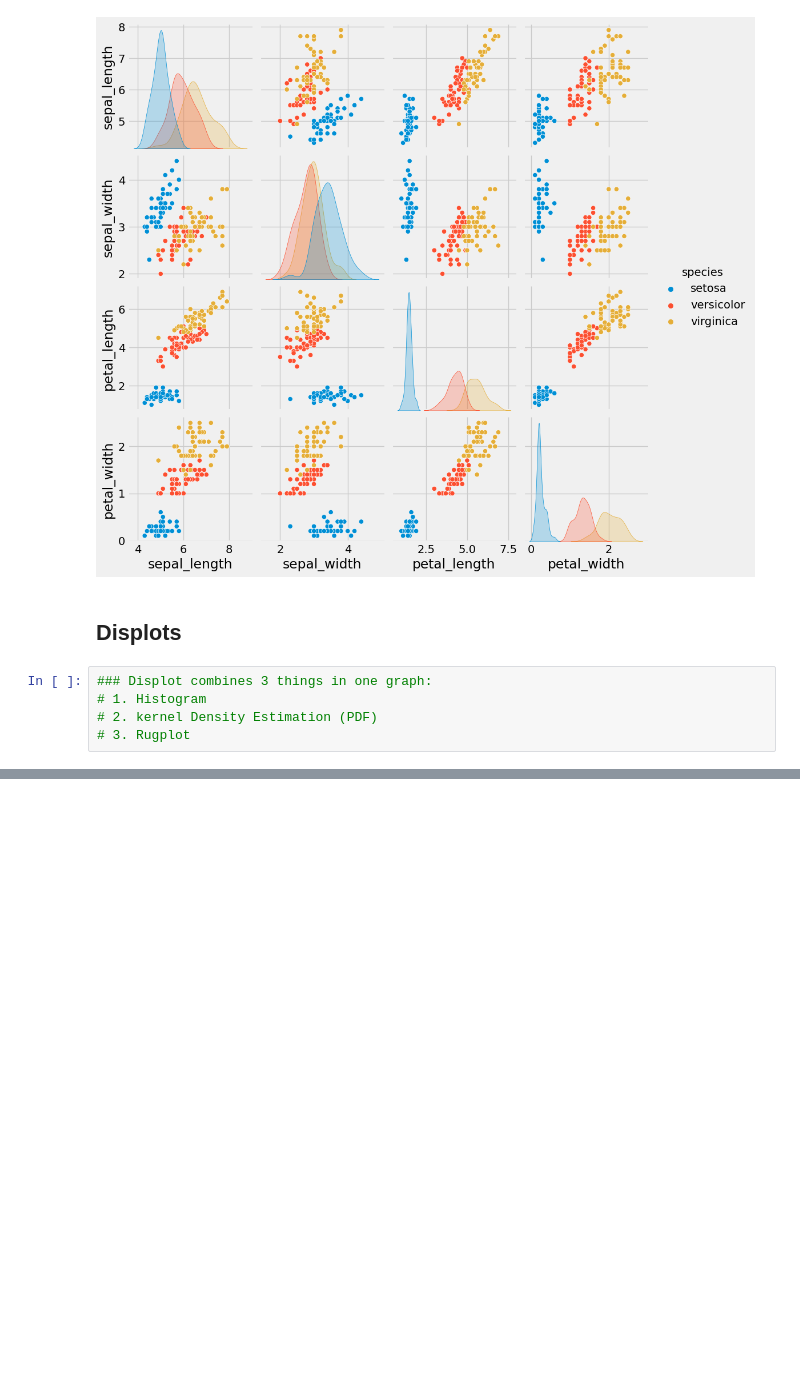
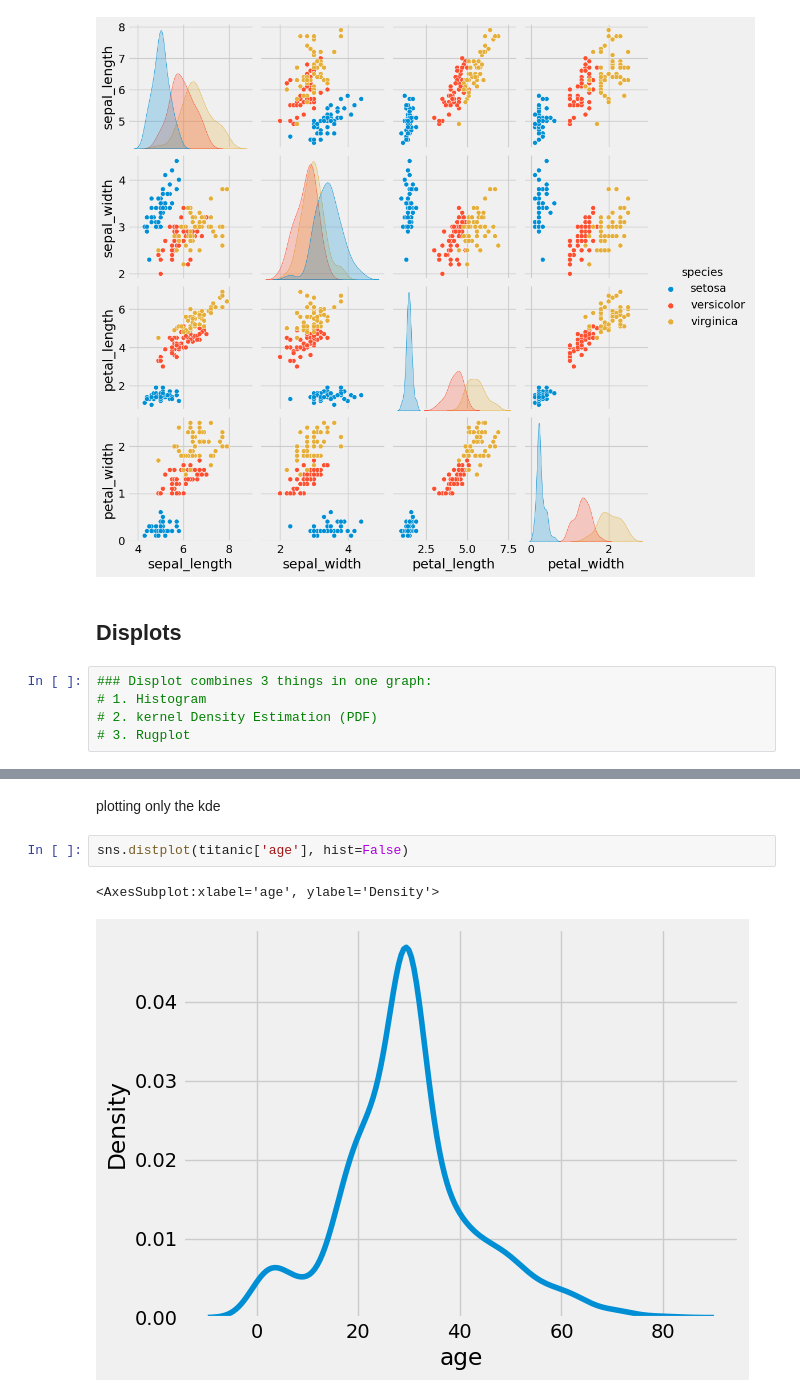
Before and after one commit to Uqbaahmad/Machinelearning_pt1, a Jupyter notebook: Seaborn/seaborn.ipynb, the cells around one changed output, grey strips where cells are left out. Saved outputs shown, nothing was run; the diff lists cells and outputs as text; blank space fills up the shorter version.

```diff
--- a/Seaborn/seaborn.ipynb
+++ b/Seaborn/seaborn.ipynb
@@ -325,0 +357,7 @@ sns.pairplot(iris, hue='species')
+# %% [markdown]
+plotting only the kde
+# %%
+sns.distplot(titanic['age'], hist=False)
+# %% [output]
+<AxesSubplot:xlabel='age', ylabel='Density'>
+[figure, added]
```
Also changed, not shown: parts of 14 cells of this notebook.
